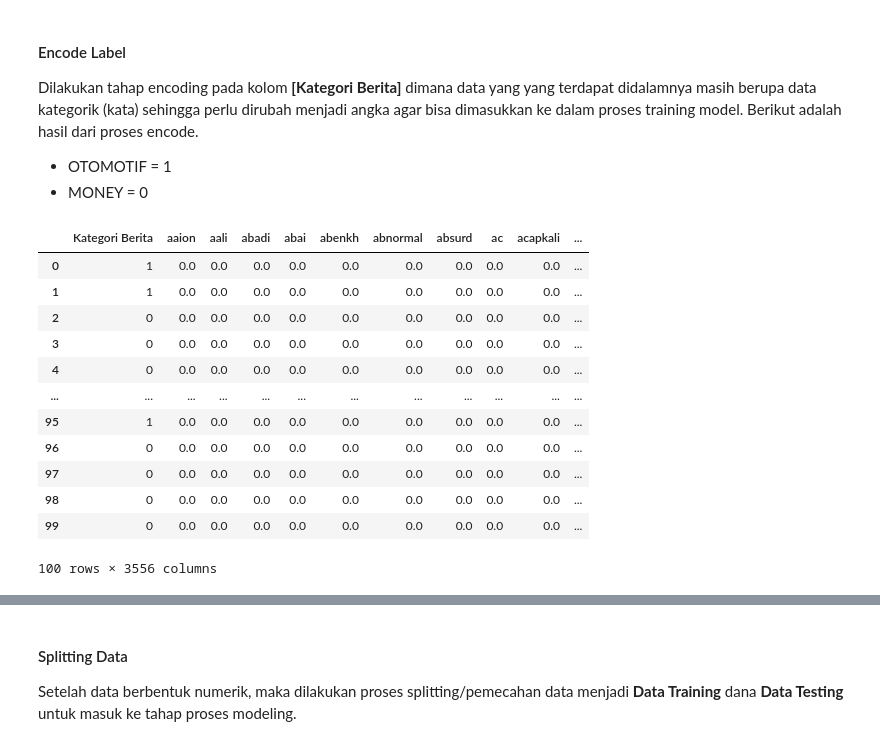
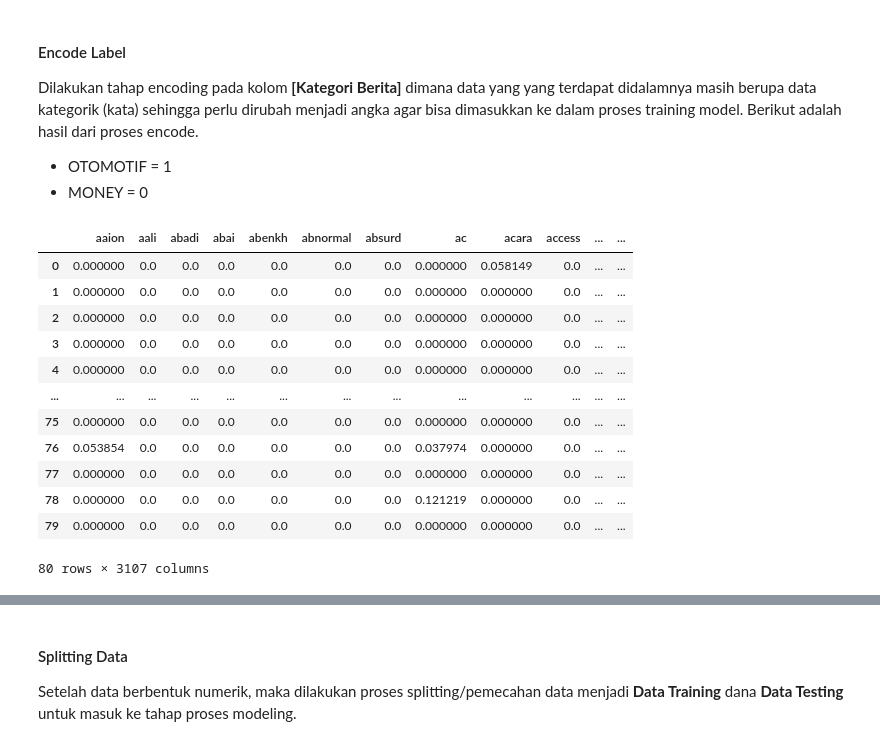
Before and after one commit to meinhere/ppw, a Jupyter notebook: _sources/tugas-3/main.ipynb, the cells around one changed output, grey strips where cells are left out. Cells and saved outputs as stored; diff of their text form; code cells hidden in the pictures.

```diff
--- a/_sources/tugas-3/main.ipynb
+++ b/_sources/tugas-3/main.ipynb
@@ -52,4 +55,6 @@ import pickle
 # %%
-main_df = pd.read_csv('https://raw.githubusercontent.com/meinhere/ppw/master/publish/tugas-3/data_berita_vsm.csv', delimiter=',')
-main_df
+# train_df
+train_tfidf_df = pd.read_csv('https://raw.githubusercontent.com/meinhere/ppw/master/publish/tugas-2/dataset/train_df_tfidf.csv', delimiter=',')
+
+train_tfidf_df.head()
 # %% [output]
@@ -78,20 +134,20 @@ Dilakukan tahap encoding pada kolom **[Kategori Berita]** dimana data yang yang
 # %%
 # menggunakan label_encoder untuk merubah kata menjadi angka
 label_encoder = preprocessing.LabelEncoder()
-main_df['Kategori Berita']= label_encoder.fit_transform(main_df['Kategori Berita'])
+train_tfidf_df['label']= label_encoder.fit_transform(train_tfidf_df['label'])
 
-main_df
+train_tfidf_df
 # %% [output]
-|  | Kategori Berita | aaion | aali | abadi | abai | abenkh | abnormal | absurd | ac | acapkali | ... |
-| 0 | 1 | 0.0 | 0.0 | 0.0 | 0.0 | 0.0 | 0.0 | 0.0 | 0.0 | 0.0 | ... |
-| 1 | 1 | 0.0 | 0.0 | 0.0 | 0.0 | 0.0 | 0.0 | 0.0 | 0.0 | 0.0 | ... |
-| 2 | 0 | 0.0 | 0.0 | 0.0 | 0.0 | 0.0 | 0.0 | 0.0 | 0.0 | 0.0 | ... |
-| 3 | 0 | 0.0 | 0.0 | 0.0 | 0.0 | 0.0 | 0.0 | 0.0 | 0.0 | 0.0 | ... |
-| 4 | 0 | 0.0 | 0.0 | 0.0 | 0.0 | 0.0 | 0.0 | 0.0 | 0.0 | 0.0 | ... |
-| ... | ... | ... | ... | ... | ... | ... | ... | ... | ... | ... | ... |
-| 95 | 1 | 0.0 | 0.0 | 0.0 | 0.0 | 0.0 | 0.0 | 0.0 | 0.0 | 0.0 | ... |
-| 96 | 0 | 0.0 | 0.0 | 0.0 | 0.0 | 0.0 | 0.0 | 0.0 | 0.0 | 0.0 | ... |
-| 97 | 0 | 0.0 | 0.0 | 0.0 | 0.0 | 0.0 | 0.0 | 0.0 | 0.0 | 0.0 | ... |
-| 98 | 0 | 0.0 | 0.0 | 0.0 | 0.0 | 0.0 | 0.0 | 0.0 | 0.0 | 0.0 | ... |
-| 99 | 0 | 0.0 | 0.0 | 0.0 | 0.0 | 0.0 | 0.0 | 0.0 | 0.0 | 0.0 | ... |
+|  | aaion | aali | abadi | abai | abenkh | abnormal | absurd | ac | acara | access | ... | ... |
+| 0 | 0.000000 | 0.0 | 0.0 | 0.0 | 0.0 | 0.0 | 0.0 | 0.000000 | 0.058149 | 0.0 | ... | ... |
+| 1 | 0.000000 | 0.0 | 0.0 | 0.0 | 0.0 | 0.0 | 0.0 | 0.000000 | 0.000000 | 0.0 | ... | ... |
+| 2 | 0.000000 | 0.0 | 0.0 | 0.0 | 0.0 | 0.0 | 0.0 | 0.000000 | 0.000000 | 0.0 | ... | ... |
+| 3 | 0.000000 | 0.0 | 0.0 | 0.0 | 0.0 | 0.0 | 0.0 | 0.000000 | 0.000000 | 0.0 | ... | ... |
+| 4 | 0.000000 | 0.0 | 0.0 | 0.0 | 0.0 | 0.0 | 0.0 | 0.000000 | 0.000000 | 0.0 | ... | ... |
+| ... | ... | ... | ... | ... | ... | ... | ... | ... | ... | ... | ... | ... |
+| 75 | 0.000000 | 0.0 | 0.0 | 0.0 | 0.0 | 0.0 | 0.0 | 0.000000 | 0.000000 | 0.0 | ... | ... |
+| 76 | 0.053854 | 0.0 | 0.0 | 0.0 | 0.0 | 0.0 | 0.0 | 0.037974 | 0.000000 | 0.0 | ... | ... |
+| 77 | 0.000000 | 0.0 | 0.0 | 0.0 | 0.0 | 0.0 | 0.0 | 0.000000 | 0.000000 | 0.0 | ... | ... |
+| 78 | 0.000000 | 0.0 | 0.0 | 0.0 | 0.0 | 0.0 | 0.0 | 0.121219 | 0.000000 | 0.0 | ... | ... |
+| 79 | 0.000000 | 0.0 | 0.0 | 0.0 | 0.0 | 0.0 | 0.0 | 0.000000 | 0.000000 | 0.0 | ... | ... |
-100 rows × 3556 columns
+80 rows × 3107 columns
```
Also changed, not shown: parts of 14 cells of this notebook, 8 other files.
